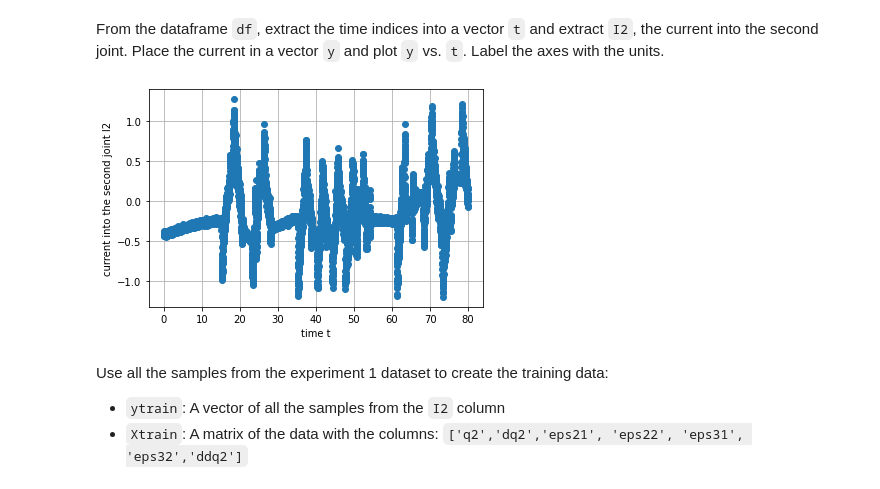
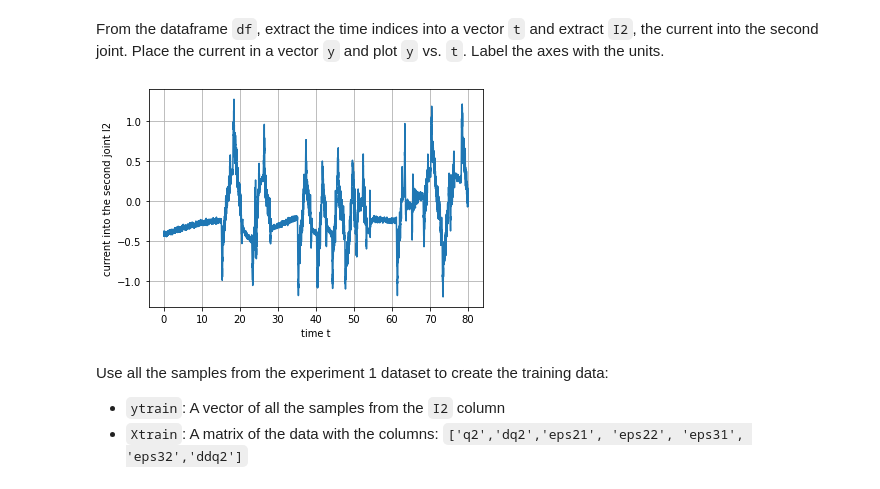
Before and after one commit to siddharthchd/introml, a Jupyter notebook: unit3/lab_robot_calib_partial-Copy1.ipynb, the cells around one changed output. Cells and saved outputs as stored; diff of their text form; code cells hidden in the pictures.

```diff
--- a/unit3/lab_robot_calib_partial-Copy1.ipynb
+++ b/unit3/lab_robot_calib_partial-Copy1.ipynb
@@ -54,14 +54,14 @@ From the dataframe `df`, extract the time indices into a vector `t` and extract
 # %%
 # TODO
 t = np.array(df.index)
 y = np.array(df['I2'])
 #plt.figure(figsize = (10,10))
-plt.plot(t, y, 'o')
+plt.plot(t, y)
 plt.xlabel('time t')
 plt.ylabel('current into the second joint I2')
 plt.grid()
 # %% [output]
-[figure, old version]
+[figure, new version]
 # %% [markdown]
 Use all the samples from the experiment 1 dataset to create the training data:
 * `ytrain`:  A vector of all the samples from the `I2` column
```
Also changed, not shown: parts of 13 cells of this notebook.
